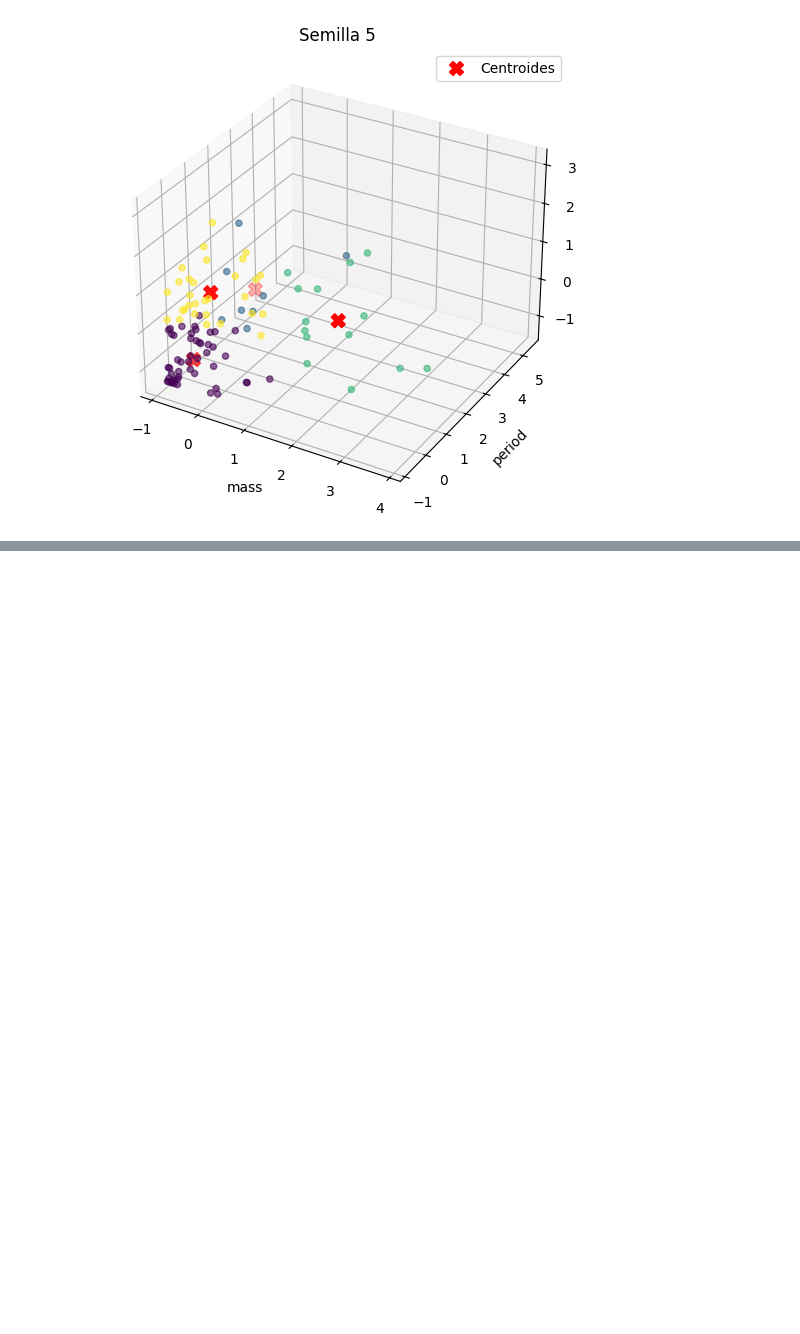
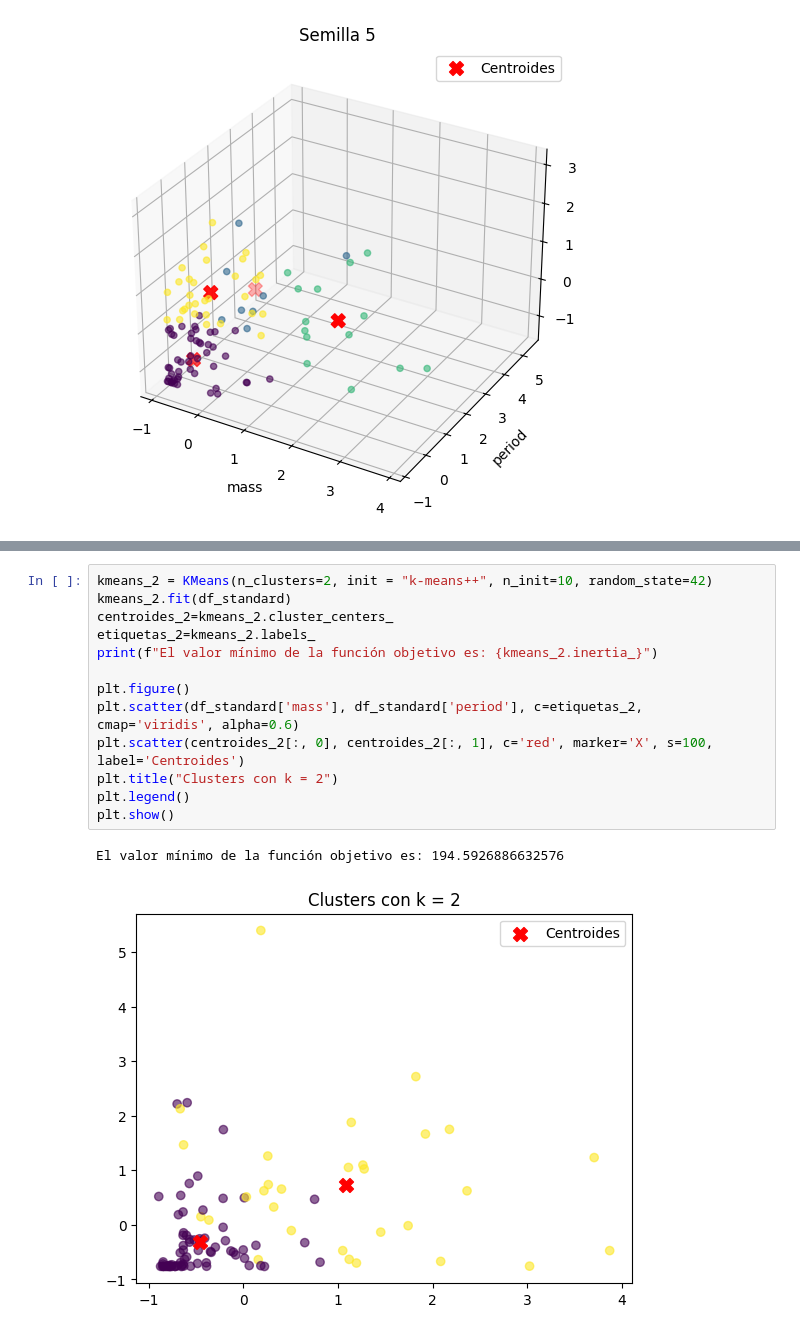
Before and after one commit to valentinarias-dtsc/inferencia_estadistica_tp2, a Jupyter notebook: Punto3.ipynb, the cells around one changed output, grey strips where cells are left out. Cells and saved outputs as stored; diff of their text form; blank space fills up the shorter version.

```diff
--- a/Punto3.ipynb
+++ b/Punto3.ipynb
@@ -195,0 +194,16 @@ plt.scatter(pruebas, minimos, color='blue')
+# %%
+kmeans_2 = KMeans(n_clusters=2, init = "k-means++", n_init=10, random_state=42)
+kmeans_2.fit(df_standard)
+centroides_2=kmeans_2.cluster_centers_
+etiquetas_2=kmeans_2.labels_
+print(f"El valor mínimo de la función objetivo es: {kmeans_2.inertia_}")
+
+plt.figure()
+plt.scatter(df_standard['mass'], df_standard['period'], c=etiquetas_2, cmap='viridis', alpha=0.6)
+plt.scatter(centroides_2[:, 0], centroides_2[:, 1], c='red', marker='X', s=100, label='Centroides')
+plt.title("Clusters con k = 2")
+plt.legend()
+plt.show()
+# %% [output]
+El valor mínimo de la función objetivo es: 194.5926886632576
+[figure, added]
```
Also changed, not shown: parts of 23 cells of this notebook, 1 other file.
